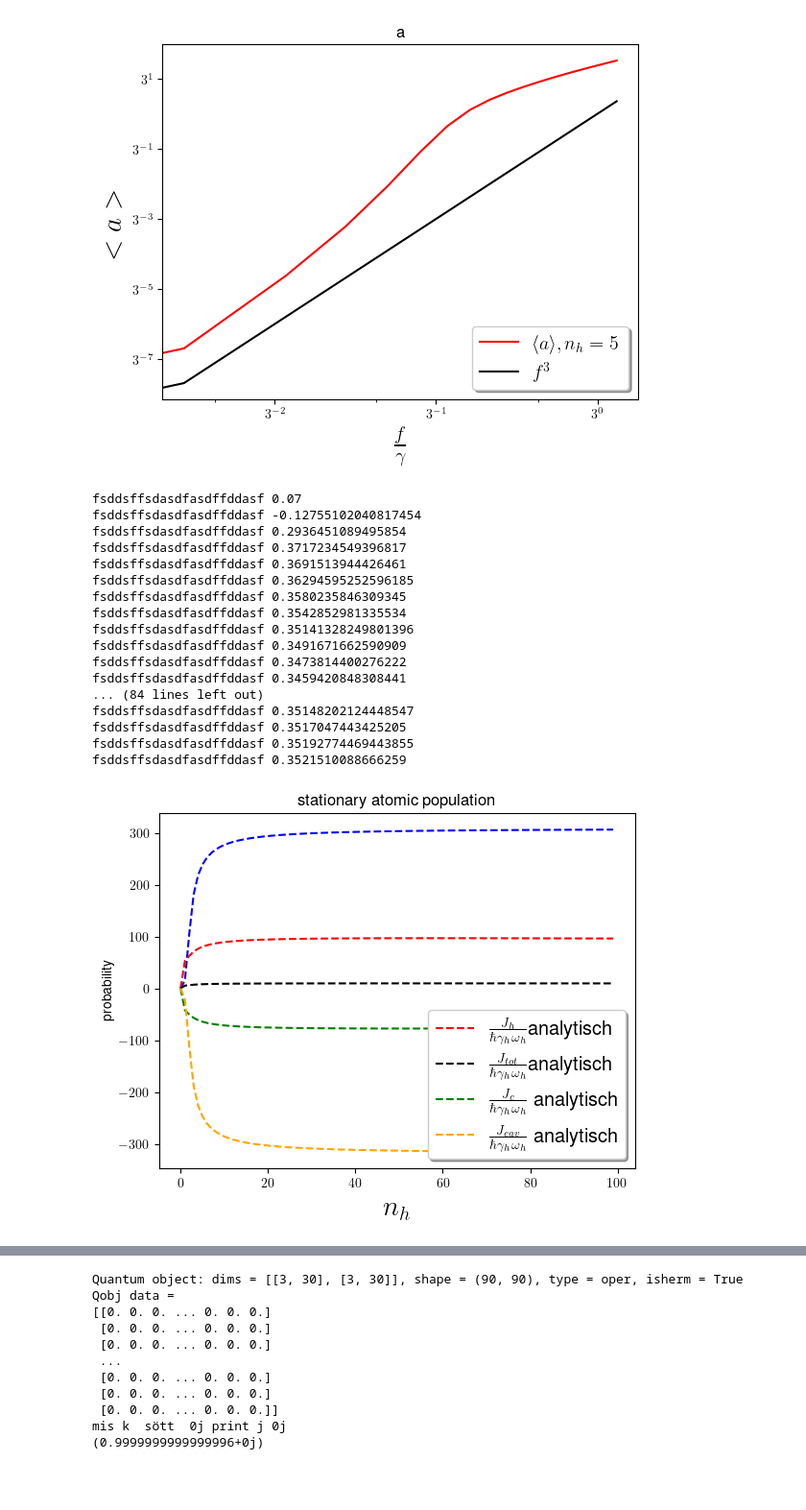
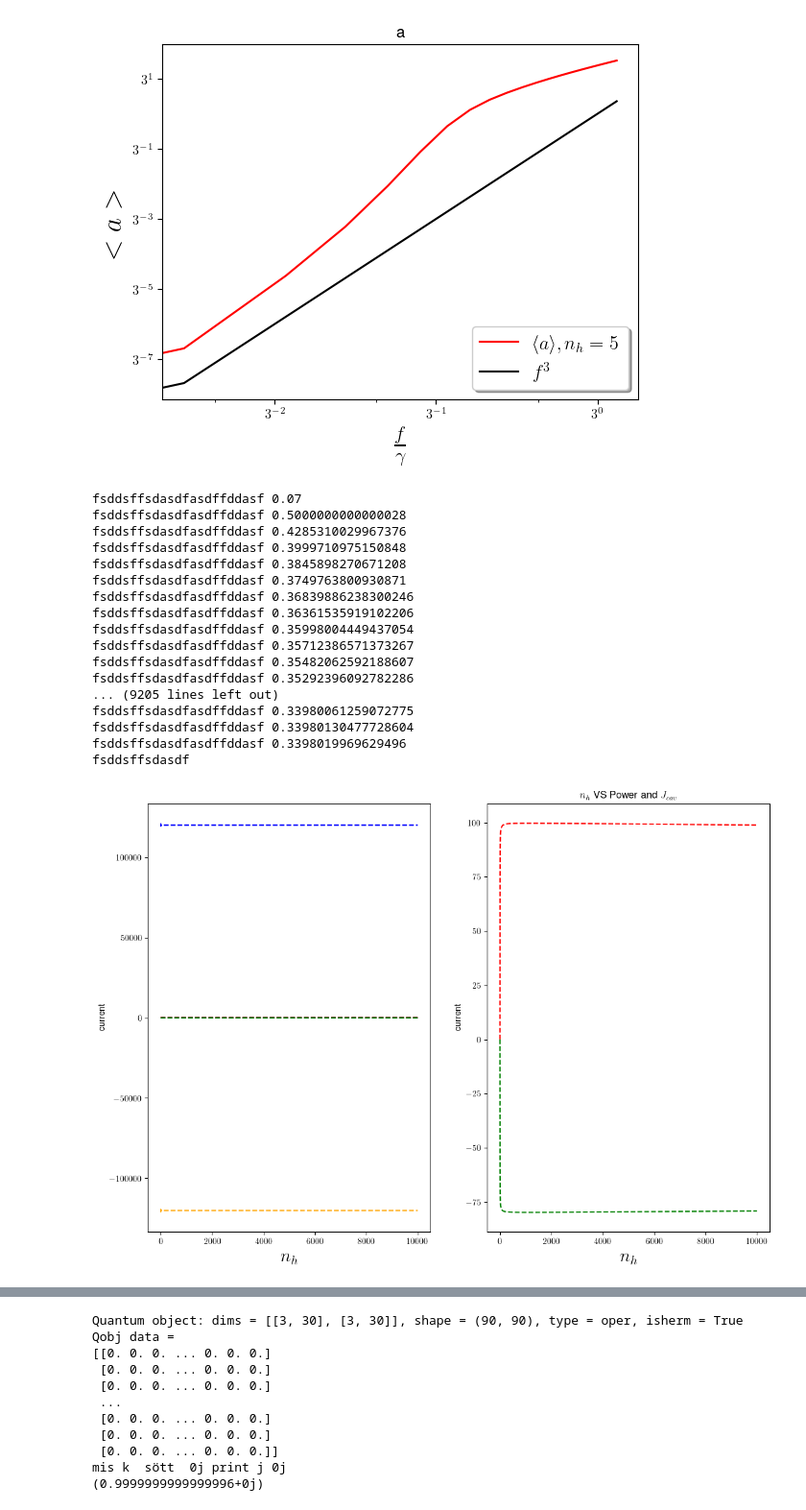
Before and after one commit to SanderStammbach/Sanders-Studium, a Jupyter notebook: Master-Arbeit/main2.ipynb, the cells around one changed output, grey strips where cells are left out. Shown at 96% size. Drawn from its saved outputs; the diff is of its cells as text; code cells hidden in the pictures; blank space fills up the shorter version.

```diff
--- a/Master-Arbeit/main2.ipynb
+++ b/Master-Arbeit/main2.ipynb
@@ -1345,6 +1345,7 @@ fsddsffsdasdfasdffddasf -0.9999999999999998
 5.309723972582365
 [figure]
 # %%
+
 Delta1=Delta2=0
 gamma_h = gamma_c = 1
 
@@ -1352,8 +1353,8 @@ nc = ncav = 0.0
 kappa = 0.2
 g = 14*kappa
 step=1
-f=1
-anzahl=100
+f=20
+anzahl=10000
 nh=0
 
 n_list=[]
@@ -1390,60 +1391,75 @@ for i in range(anzahl):
     #Trace_list.append(Trace_list_temp)
     ist_temp=[]
     #list_temp=Diverse_Loups.Photonnumber(nh,a,proj_1,proj_2,proj_3,Hdilde,nc,ncav,gamma_h,gamma_c,kappa,A1,A2,A3,A4,A5,A6,omega_d,omega_f,omega_1,omega_2,H_int,f)
     #g_list.append(i/100)  #Erstellt eine Liste mit Wären von g
     #Photonnumber_list.append(list_temp)
 
 
     J_cav_list.append(2*omega_f*kappa*(nf-n_list[0][i]))
     J_h_list.append(2*omega_h*((nh*n_list[1][i]-(nh+1)*n_list[3][i])))
     J_c_list.append(2*omega_c*(nc*n_list[2][i]-(nc+1)*n_list[3][i]))
 
     P_ana.append(-2*30*f*(n_list[4][i]))
     J_tot_list.append(J_c_list[i]+J_h_list[i]+J_cav_list[i]+P_ana[i])
 
 
     nh3_list.append(nh)
     nh=nh+step
 
-fig2, ax = plt.subplots()
-ax.set_xlabel(r' $n_h$', fontsize=21)
-ax.set_ylabel('probability')
-plt.title('stationary atomic population')
-plt.plot(np.asarray(nh3_list)[:anzahl],np.asarray(P_ana)[:anzahl],'--',alpha=1,color='blue')
-plt.plot(np.asarray(nh3_list)[:anzahl],np.asarray(J_h_list)[:anzahl],'--',color='red',label=r'$\frac{J_{h}}{\hbar\gamma_h \omega_{h}}$analytisch')
-plt.plot(np.asarray(nh3_list)[:anzahl],np.asarray(J_tot_list)[:anzahl],'--',color='black',label=r'$\frac{J_{tot}}{\hbar\gamma_h \omega_{h}}$analytisch')
-plt.plot(np.asarray(nh3_list)[:anzahl],np.asarray(J_c_list)[:anzahl],'--',color='green',label=r' $\frac{J_{c}}{\hbar\gamma_h \omega_{h}}$ analytisch')
-plt.plot(np.asarray(nh3_list)[:anzahl],np.asarray(J_cav_list)[:anzahl],'--',color='orange',label=r' $\frac{J_{cav}}{\hbar\gamma_h \omega_{h}}$ analytisch')
+fig2, (ax1,ax2) = plt.subplots(1,2)
+
+
+ax1.set_xlabel(r' $n_h$', fontsize=21)
+
+ax1.set_ylabel('current')
+plt.title(r'$n_h$ VS Power and $J_{cav}$ ')
+ax1.plot(np.asarray(nh3_list)[:anzahl],np.asarray(P_ana)[:anzahl],'--',alpha=1,color='blue')
+ax1.plot(np.asarray(nh3_list)[:anzahl],np.asarray(J_h_list)[:anzahl],'--',color='red',label=r'$\frac{J_{h}}{\hbar\gamma_h \omega_{h}}$analytisch')
+ax1.plot(np.asarray(nh3_list)[:anzahl],np.asarray(J_tot_list)[:anzahl],'--',color='black',label=r'$\frac{J_{tot}}{\hbar\gamma_h \omega_{h}}$analytisch')
+ax1.plot(np.asarray(nh3_list)[:anzahl],np.asarray(J_c_list)[:anzahl],'--',color='green',label=r' $\frac{J_{c}}{\hbar\gamma_h \omega_{h}}$ analytisch')
+ax1.plot(np.asarray(nh3_list)[:anzahl],np.asarray(J_cav_list)[:anzahl],'--',color='orange',label=r' $\frac{J_{cav}}{\hbar\gamma_h \omega_{h}}$ analytisch')
 #plt.plot(np.asarray(nh3_list)[:anzahl],np.asarray(Energie_vs_nh)[:anzahl,1],'-',color='green',label=r' $\frac{J_{c}}{\hbar\gamma_h \omega_{h}}$')
 ##plt.plot(np.asarray(nh3_list)[:anzahl],np.asarray(Energie_vs_nh)[:anzahl,0],'-',color='red',label=r' $\frac{J_{h}}{\hbar\gamma_h \omega_{h}}$')
 #plt.plot(np.asarray(nh3_list)[:anzahl],np.asarray(Energie_vs_nh)[:anzahl,2],'-',color='orange',label=r' $\frac{J_{cav}}{\hbar\gamma_h \omega_{h}}$')
 
 
 
+ax2.set_xlabel(r' $n_h$', fontsize=21)
 
-legend = ax.legend(loc='lower right', shadow=True, fontsize='x-large')
+ax2.set_ylabel('current')
+#plt.title(r'$n_h$ VS $J_c$ and $J_{h}$ ')
+#ax2.plot(np.asarray(nh3_list)[:anzahl],np.asarray(P_ana)[:anzahl],'--',alpha=1,color='blue')
+ax2.plot(np.asarray(nh3_list)[:anzahl],np.asarray(J_h_list)[:anzahl],'--',color='red',label=r'$\frac{J_{h}}{\hbar\gamma_h \omega_{h}}$analytisch')
+#ax2.plot(np.asarray(nh3_list)[:anzahl],np.asarray(J_tot_list)[:anzahl],'--',color='black',label=r'$\frac{J_{tot}}{\hbar\gamma_h \omega_{h}}$analytisch')
+ax2.plot(np.asarray(nh3_list)[:anzahl],np.asarray(J_c_list)[:anzahl],'--',color='green',label=r' $\frac{J_{c}}{\hbar\gamma_h \omega_{h}}$ analytisch')
+#ax2.plot(np.asarray(nh3_list)[:anzahl],np.asarray(J_cav_list)[:anzahl],'--',color='orange',label=r' $\frac{J_{cav}}{\hbar\gamma_h \omega_{h}}$ analytisch')
+
+
+legend = ax.legend(loc='upper right', shadow=True, fontsize='xx-large')
 legend.get_frame().set_facecolor('white')
+fig2.set_figheight(9)
+fig2.set_figwidth(13)
 
 plt.show()
 # %% [output]
 fsddsffsdasdfasdffddasf 0.07
-fsddsffsdasdfasdffddasf -0.12755102040817454
-fsddsffsdasdfasdffddasf 0.2936451089495854
-fsddsffsdasdfasdffddasf 0.3717234549396817
-fsddsffsdasdfasdffddasf 0.3691513944426461
-fsddsffsdasdfasdffddasf 0.36294595252596185
-fsddsffsdasdfasdffddasf 0.3580235846309345
-fsddsffsdasdfasdffddasf 0.3542852981335534
-fsddsffsdasdfasdffddasf 0.35141328249801396
-fsddsffsdasdfasdffddasf 0.3491671662590909
-fsddsffsdasdfasdffddasf 0.3473814400276222
-fsddsffsdasdfasdffddasf 0.3459420848308441
-... (84 lines left out)
-fsddsffsdasdfasdffddasf 0.35148202124448547
-fsddsffsdasdfasdffddasf 0.3517047443425205
-fsddsffsdasdfasdffddasf 0.35192774469443855
-fsddsffsdasdfasdffddasf 0.3521510088666259
+fsddsffsdasdfasdffddasf 0.5000000000000028
+fsddsffsdasdfasdffddasf 0.4285310029967376
+fsddsffsdasdfasdffddasf 0.3999710975150848
+fsddsffsdasdfasdffddasf 0.3845898270671208
+fsddsffsdasdfasdffddasf 0.3749763800930871
+fsddsffsdasdfasdffddasf 0.36839886238300246
+fsddsffsdasdfasdffddasf 0.36361535919102206
+fsddsffsdasdfasdffddasf 0.35998004449437054
+fsddsffsdasdfasdffddasf 0.35712386571373267
+fsddsffsdasdfasdffddasf 0.35482062592188607
+fsddsffsdasdfasdffddasf 0.35292396092782286
+... (9205 lines left out)
+fsddsffsdasdfasdffddasf 0.33980061259072775
+fsddsffsdasdfasdffddasf 0.33980130477728604
+fsddsffsdasdfasdffddasf 0.3398019969629496
+fsddsffsdasdf
-[figure, old version]
+[figure, new version]
 # %%
 
 Delta1=Delta2=0
```
Also changed, not shown: parts of 1 cell of this notebook, 5 other files.
